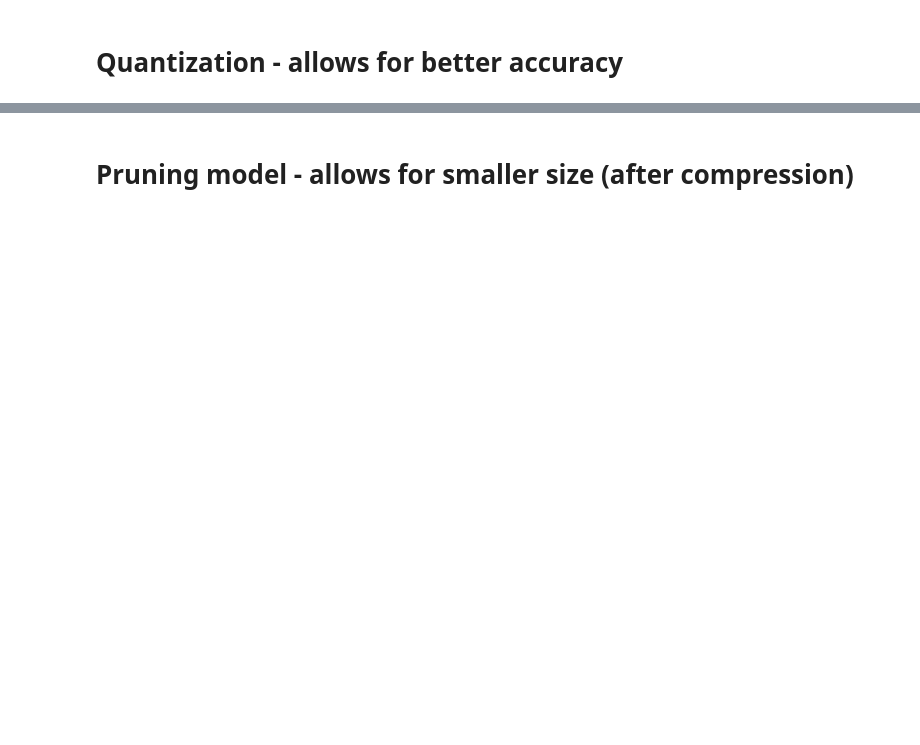
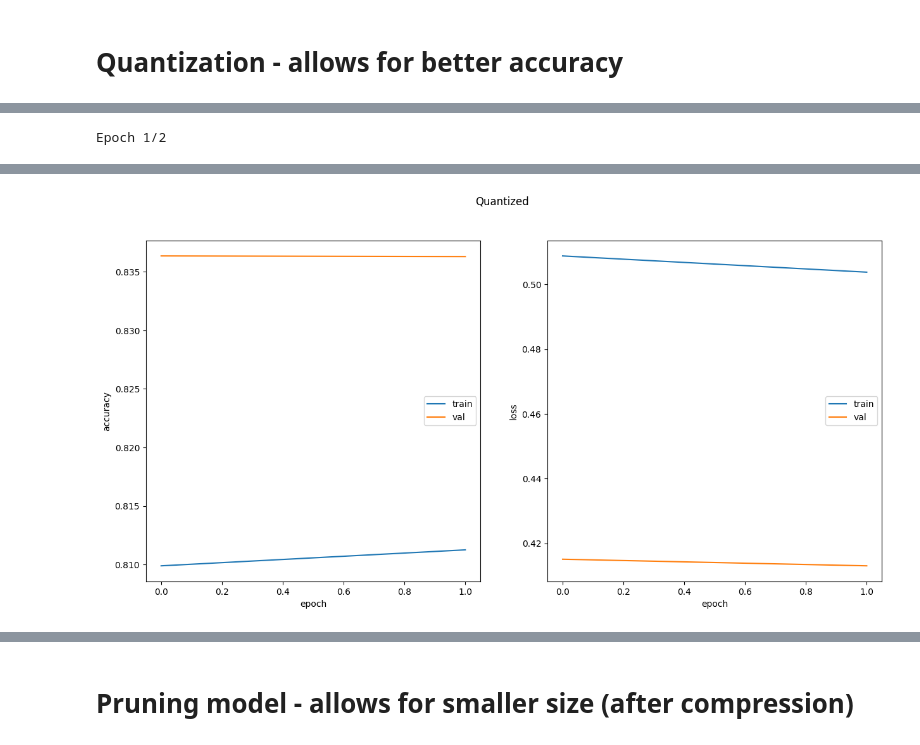
Before and after one commit to WestedCrean/master-thesis, a Jupyter notebook: notebooks/baseline_phcd-pruning.ipynb, the cells around one changed output, grey strips where cells are left out. Drawn from its saved outputs; the diff is of its cells as text; code cells hidden in the pictures; blank space fills up the shorter version.

```diff
--- a/notebooks/baseline_phcd-pruning.ipynb
+++ b/notebooks/baseline_phcd-pruning.ipynb
@@ -159,7 +187,7 @@ print("Available devices: ", tf.config.list_physical_devices())
 # %%
 defaults = dict(
     batch_size=32*2,
-    epochs=100,
+    epochs=7,
     optimizer="adam"
 )
 
@@ -307,4 +474,6 @@ history = q_aware_model.fit(
 
 
 plot_history(history, "Quantized")
-tf.keras.models.save_model(model, 'model_quantized.h5', include_optimizer=False)
+tf.keras.models.save_model(q_aware_model, 'model_quantized.h5', include_optimizer=False)
+# %% [output]
+Epoch 1/2
@@ -311 +500,2 @@ tf.keras.models.save_model(model, 'model_quantized.h5', include_optimizer=False)
+[figure, added]
 # %%
```
Also changed, not shown: parts of 19 cells of this notebook, 14 other files.
